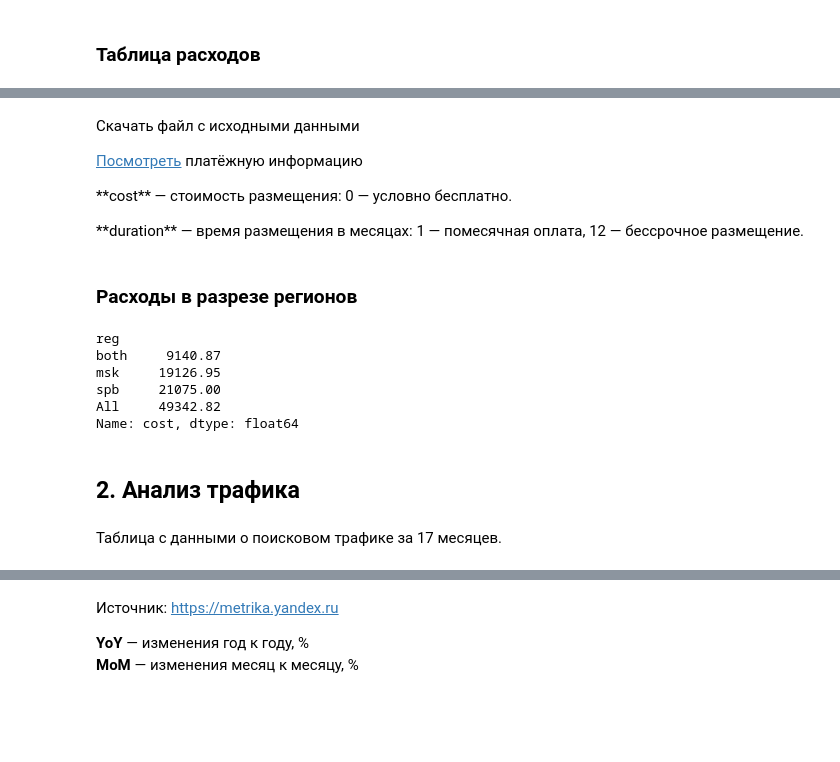
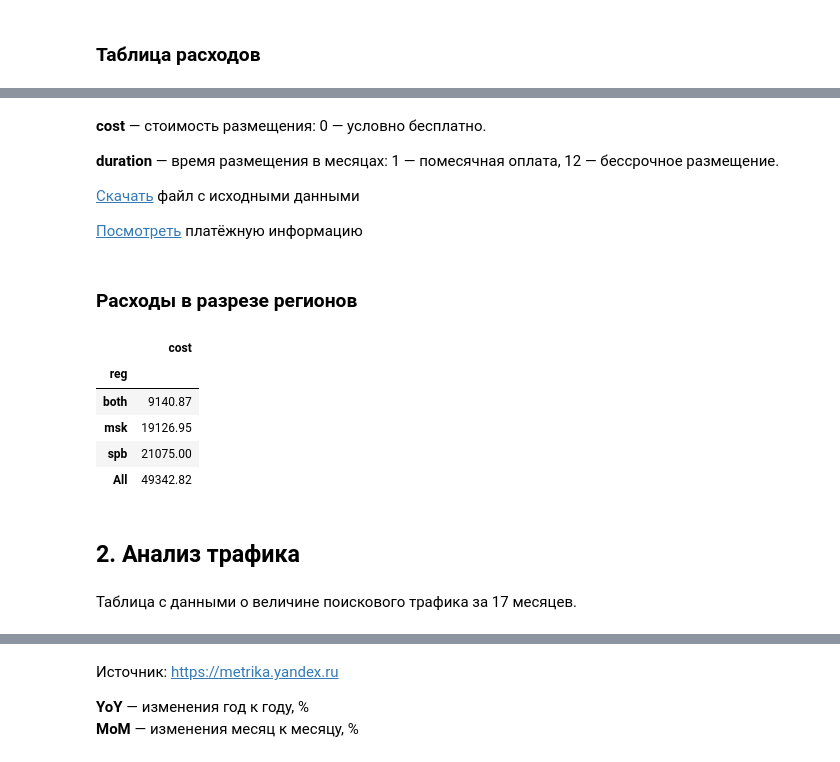
Before and after one commit to salon-love-forever/reports, a Jupyter notebook: slon-love-forever.ru.ipynb, the cells around one changed output, grey strips where cells are left out. Cells and saved outputs as stored; diff of their text form; code cells hidden in the pictures; blank space fills up the shorter version.

Commit message:
Update data and tables

```diff
--- a/slon-love-forever.ru.ipynb
+++ b/slon-love-forever.ru.ipynb
@@ -46,24 +46,27 @@ data
 # %% [markdown]
-<p><a href="">Скачать</a> файл с исходными данными</p>
-<p><a href="https://yadi.sk/d/1EXvjiS13JZEna">Посмотреть</a> платёжную информацию</p>
-<p>**cost** — стоимость размещения: 0 — условно бесплатно.</p>
+**cost** — стоимость размещения: 0 — условно бесплатно.
+
 **duration** — время размещения в месяцах: 1 — помесячная оплата, 12 — бессрочное размещение.
+
+<a href="https://yadi.sk/d/Nh-WeRpo3Jfskg">Скачать</a> файл с исходными данными
+
+<a href="https://yadi.sk/d/1EXvjiS13JZEna">Посмотреть</a> платёжную информацию
 # %% [markdown]
 ### Расходы в разрезе регионов
 # %%
 #data.groupby('reg')[['cost']].sum()
-pd.pivot_table(data, values='cost', index=['reg'], aggfunc=sum, margins=True)
+pd.pivot_table(data, values='cost', index=['reg'], aggfunc=sum, margins=True).to_frame()
 # %% [output]
-reg
-both     9140.87
-msk     19126.95
-spb     21075.00
-All     49342.82
-Name: cost, dtype: float64
+|  | cost |
+| reg |  |
+| both | 9140.87 |
+| msk | 19126.95 |
+| spb | 21075.00 |
+| All | 49342.82 |
 # %% [markdown]
 ## 2. Анализ трафика
 # %% [markdown]
-Таблица с данными о поисковом трафике за 17 месяцев.
+Таблица с данными о величине поискового трафика за 17 месяцев.
 # %%
 organic
 # %% [output]
```
Also changed, not shown: parts of 5 cells of this notebook, 2 other files.
